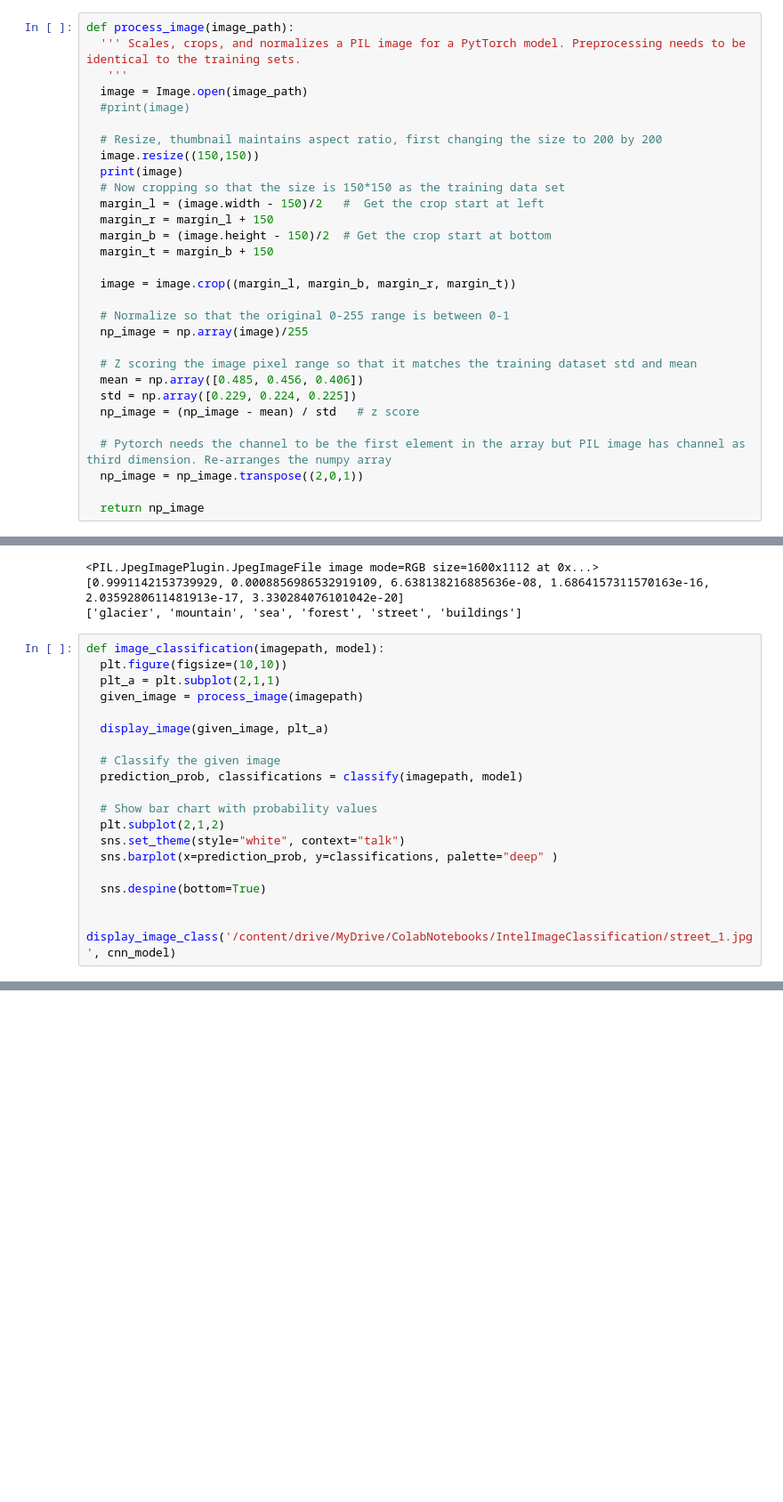
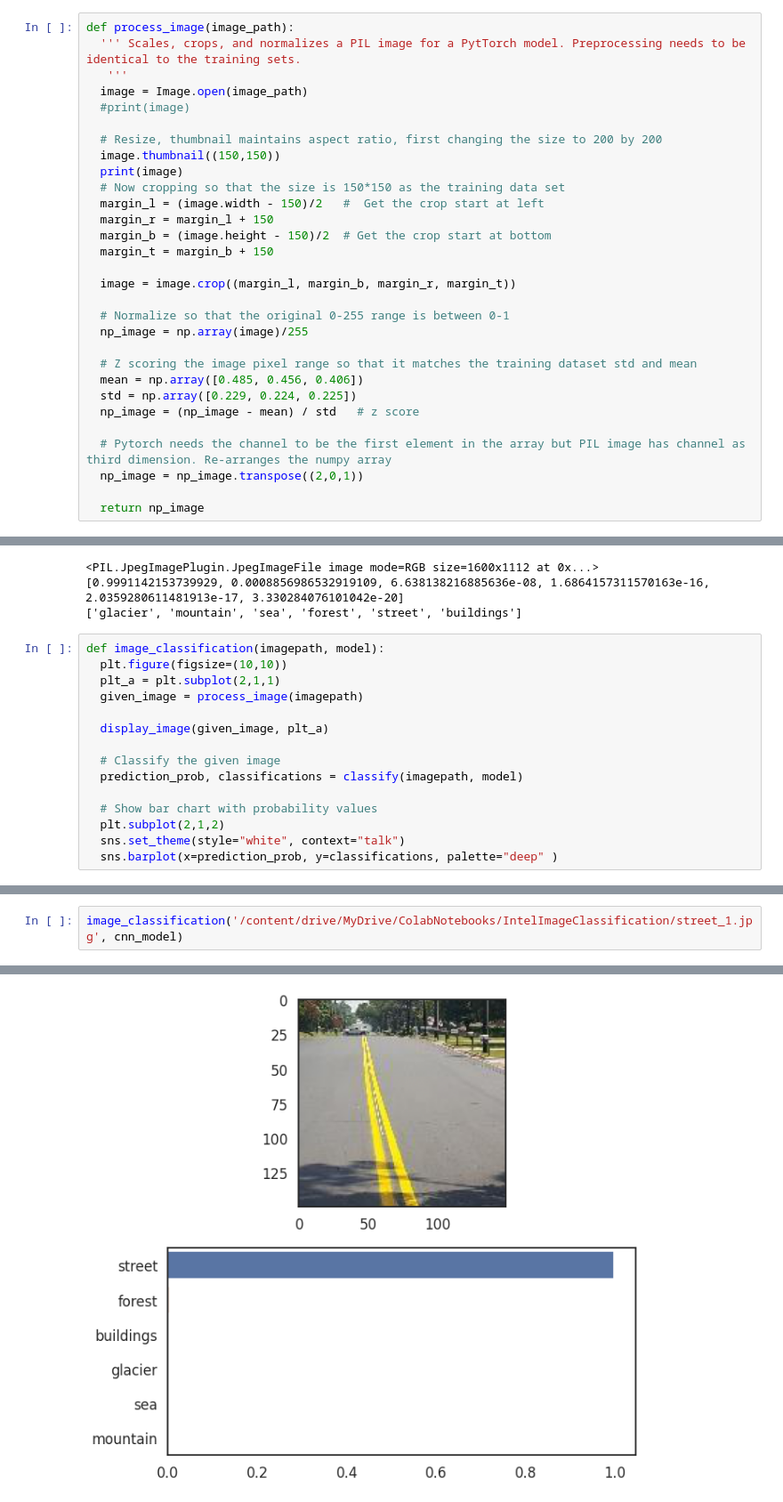
Before and after one commit to ManilShrestha/IntelImageClassification, a Jupyter notebook: intel_image_classification.ipynb, the cells around one changed output, grey strips where cells are left out. Shown at 89% size. Saved outputs shown, nothing was run; the diff lists cells and outputs as text; blank space fills up the shorter version.

```diff
--- a/intel_image_classification.ipynb
+++ b/intel_image_classification.ipynb
@@ -557,7 +557,7 @@ def process_image(image_path):
   #print(image)
 
   # Resize, thumbnail maintains aspect ratio, first changing the size to 200 by 200
-  image.resize((150,150))
+  image.thumbnail((150,150))
   print(image)
   # Now cropping so that the size is 150*150 as the training data set
   margin_l = (image.width - 150)/2   #  Get the crop start at left
@@ -659,8 +659,3 @@ def image_classification(imagepath, model):
   plt.subplot(2,1,2)
   sns.set_theme(style="white", context="talk")
   sns.barplot(x=prediction_prob, y=classifications, palette="deep" )
-
-  sns.despine(bottom=True)
-
-
-display_image_class('/content/drive/MyDrive/ColabNotebooks/IntelImageClassification/street_1.jpg', cnn_model)
@@ -670,0 +662,3 @@ display_image_class('/content/drive/MyDrive/ColabNotebooks/IntelImageClassificat
+# %%
+image_classification('/content/drive/MyDrive/ColabNotebooks/IntelImageClassification/street_1.jpg', cnn_model)
+# %% [output]
@@ -670,0 +667 @@ display_image_class('/content/drive/MyDrive/ColabNotebooks/IntelImageClassificat
+[figure, added]
```
Also changed, not shown: parts of 7 cells of this notebook.
